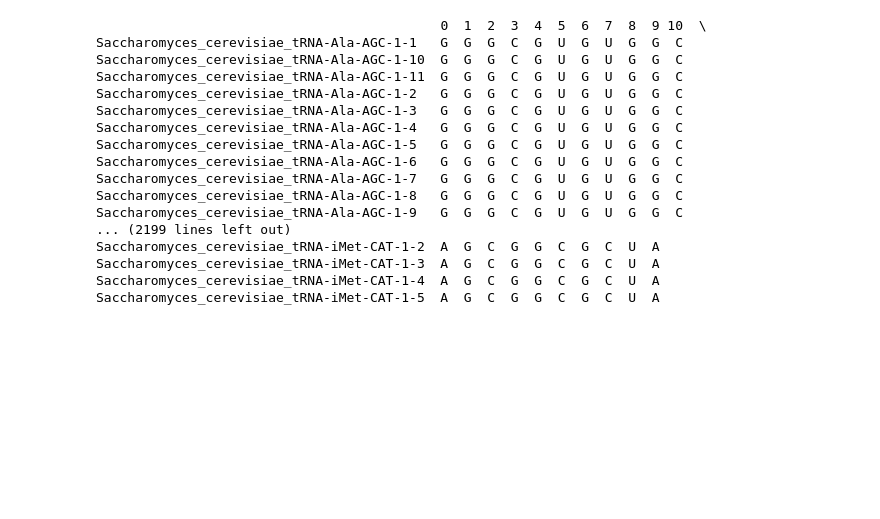
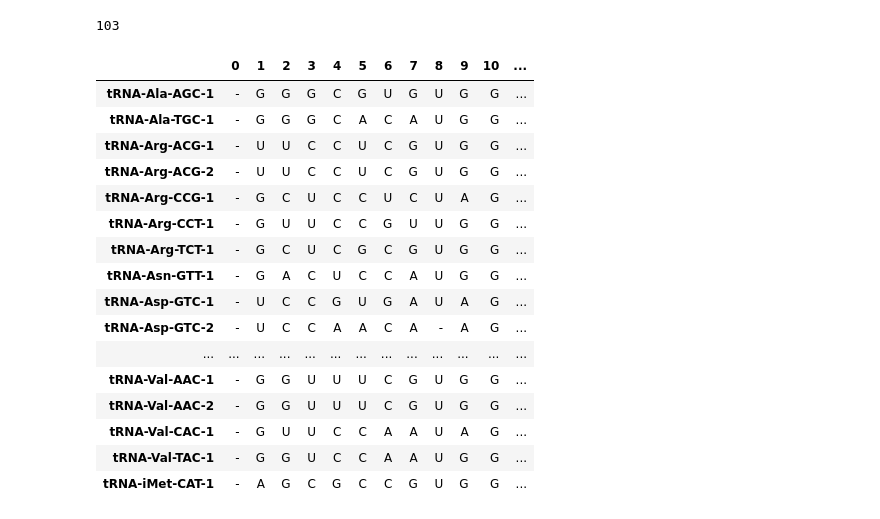
Before and after one commit to ModSquad2020/SD_Matt, a Jupyter notebook: m1A_test/Snippets.ipynb, the cells around one changed output. Saved outputs shown, nothing was run; the diff lists cells and outputs as text; code cells hidden in the pictures; blank space fills up the shorter version.

Commit message:
Changes column names, an what alignment it uses for the tRNAs

```diff
--- a/m1A_test/Snippets.ipynb
+++ b/m1A_test/Snippets.ipynb
@@ -1,34 +1,52 @@
 # %%
 import sys
 sys.path.insert(1, "C:\\Users\\mattk\\Desktop\\python scripts\\todd stuff\\BioTools")
 from sequenceAnalysis import FastAreader
 import pandas as pd
 
+fileToDisplay = "sacCer3-trnaalign.fa"
+
 tRNAdic = {}
-for header, seq in FastAreader('alignedYeasttRNA.fa').readFasta():
+for header, seq in FastAreader(fileToDisplay).readFasta():
 	header = header.split(' ')[0]
 	tRNAdic[header] = [position for position in seq]
 
-df = pd.DataFrame.from_dict(tRNAdic, orient='index')
+
+columns = ['0', '1', '2', '3', '4', '5', '6', '7', '8', '9', '10',
+			'11', '12', '13', '14', '15', '16', '17a', '17b', '18',
+			'19', '20a', '20b', '20c', '21', '22', '23', '24', '25',
+			'26', '27', '28', '29', '30', '31', '32', '33', '34',
+			'35', '36', '37', '38', '39', '40', '41', '42', '43',
+			'44', '45', 'e1', 'e2', 'e3', 'e4', 'e5', 'e6', 'e7',
+			'e8', 'e9', 'e10', 'e11', 'e12', 'e13', 'e14', 'e15',
+			'e16', 'e17', 'e18', 'e19', '46', '47', '48', '49',
+			'50', '51', '52', '53', '54', '55', '56', '57', '58',
+			'59', '60', '61', '62', '63', '64', '65a', '65b', '65c',
+			'65d', '65e', '70', '71', '72', '73', '74', '75', '76',
+           '77', '78', '79', '80']
+
+print(len(columns))
+df = pd.DataFrame.from_dict(tRNAdic, orient='index', columns=columns)
 pd.set_option('display.max_columns', None)
 #pd.set_option('display.max_rows', None)
 pd.options.display.max_colwidth = 1000
 df
 # %% [output]
-                                            0  1  2  3  4  5  6  7  8  9 10  \
-Saccharomyces_cerevisiae_tRNA-Ala-AGC-1-1   G  G  G  C  G  U  G  U  G  G  C
-Saccharomyces_cerevisiae_tRNA-Ala-AGC-1-10  G  G  G  C  G  U  G  U  G  G  C
-Saccharomyces_cerevisiae_tRNA-Ala-AGC-1-11  G  G  G  C  G  U  G  U  G  G  C
-Saccharomyces_cerevisiae_tRNA-Ala-AGC-1-2   G  G  G  C  G  U  G  U  G  G  C
-Saccharomyces_cerevisiae_tRNA-Ala-AGC-1-3   G  G  G  C  G  U  G  U  G  G  C
-Saccharomyces_cerevisiae_tRNA-Ala-AGC-1-4   G  G  G  C  G  U  G  U  G  G  C
-Saccharomyces_cerevisiae_tRNA-Ala-AGC-1-5   G  G  G  C  G  U  G  U  G  G  C
-Saccharomyces_cerevisiae_tRNA-Ala-AGC-1-6   G  G  G  C  G  U  G  U  G  G  C
-Saccharomyces_cerevisiae_tRNA-Ala-AGC-1-7   G  G  G  C  G  U  G  U  G  G  C
-Saccharomyces_cerevisiae_tRNA-Ala-AGC-1-8   G  G  G  C  G  U  G  U  G  G  C
-Saccharomyces_cerevisiae_tRNA-Ala-AGC-1-9   G  G  G  C  G  U  G  U  G  G  C
-... (2199 lines left out)
-Saccharomyces_cerevisiae_tRNA-iMet-CAT-1-2  A  G  C  G  G  C  G  C  U  A
-Saccharomyces_cerevisiae_tRNA-iMet-CAT-1-3  A  G  C  G  G  C  G  C  U  A
-Saccharomyces_cerevisiae_tRNA-iMet-CAT-1-4  A  G  C  G  G  C  G  C  U  A
-Saccharomyces_cerevisiae_tRNA-iMet-CAT-1-5  A  G  C  G  G  C  G  C  U  A
+103
+|  | 0 | 1 | 2 | 3 | 4 | 5 | 6 | 7 | 8 | 9 | 10 | ... |
+| tRNA-Ala-AGC-1 | - | G | G | G | C | G | U | G | U | G | G | ... |
+| tRNA-Ala-TGC-1 | - | G | G | G | C | A | C | A | U | G | G | ... |
+| tRNA-Arg-ACG-1 | - | U | U | C | C | U | C | G | U | G | G | ... |
+| tRNA-Arg-ACG-2 | - | U | U | C | C | U | C | G | U | G | G | ... |
+| tRNA-Arg-CCG-1 | - | G | C | U | C | C | U | C | U | A | G | ... |
+| tRNA-Arg-CCT-1 | - | G | U | U | C | C | G | U | U | G | G | ... |
+| tRNA-Arg-TCT-1 | - | G | C | U | C | G | C | G | U | G | G | ... |
+| tRNA-Asn-GTT-1 | - | G | A | C | U | C | C | A | U | G | G | ... |
+| tRNA-Asp-GTC-1 | - | U | C | C | G | U | G | A | U | A | G | ... |
+| tRNA-Asp-GTC-2 | - | U | C | C | A | A | C | A | - | A | G | ... |
+| ... | ... | ... | ... | ... | ... | ... | ... | ... | ... | ... | ... | ... |
+| tRNA-Val-AAC-1 | - | G | G | U | U | U | C | G | U | G | G | ... |
+| tRNA-Val-AAC-2 | - | G | G | U | U | U | C | G | U | G | G | ... |
+| tRNA-Val-CAC-1 | - | G | U | U | C | C | A | A | U | A | G | ... |
+| tRNA-Val-TAC-1 | - | G | G | U | C | C | A | A | U | G | G | ... |
+| tRNA-iMet-CAT-1 | - | A | G | C | G | C | C | G | U | G | G | ... |
```
Also changed, not shown: 1 other file.
